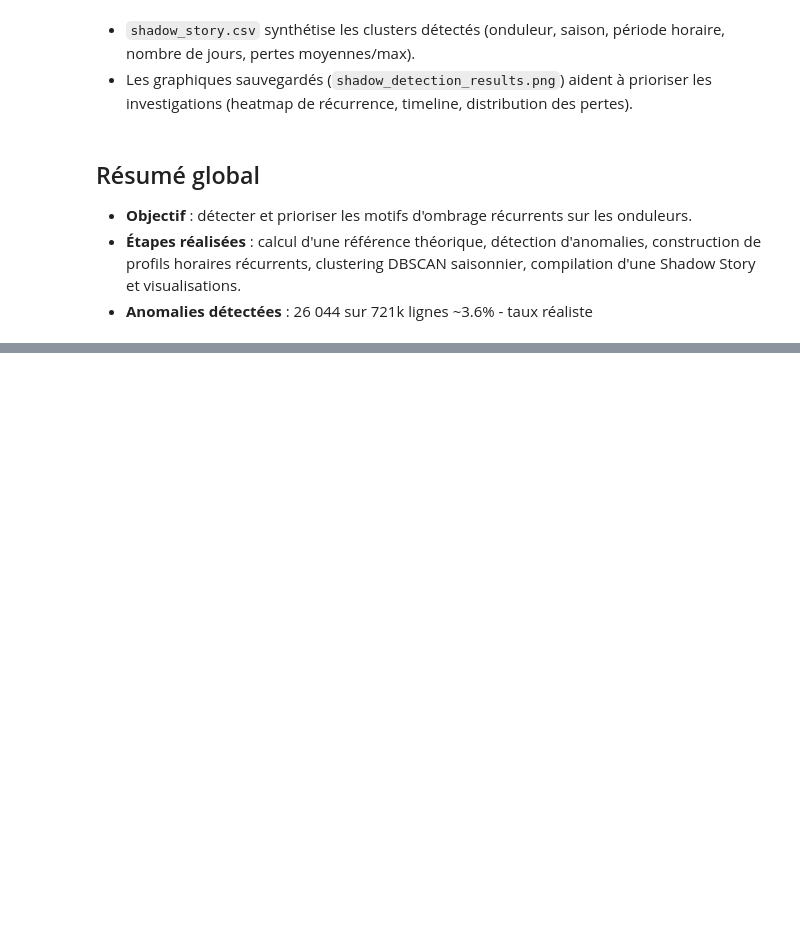
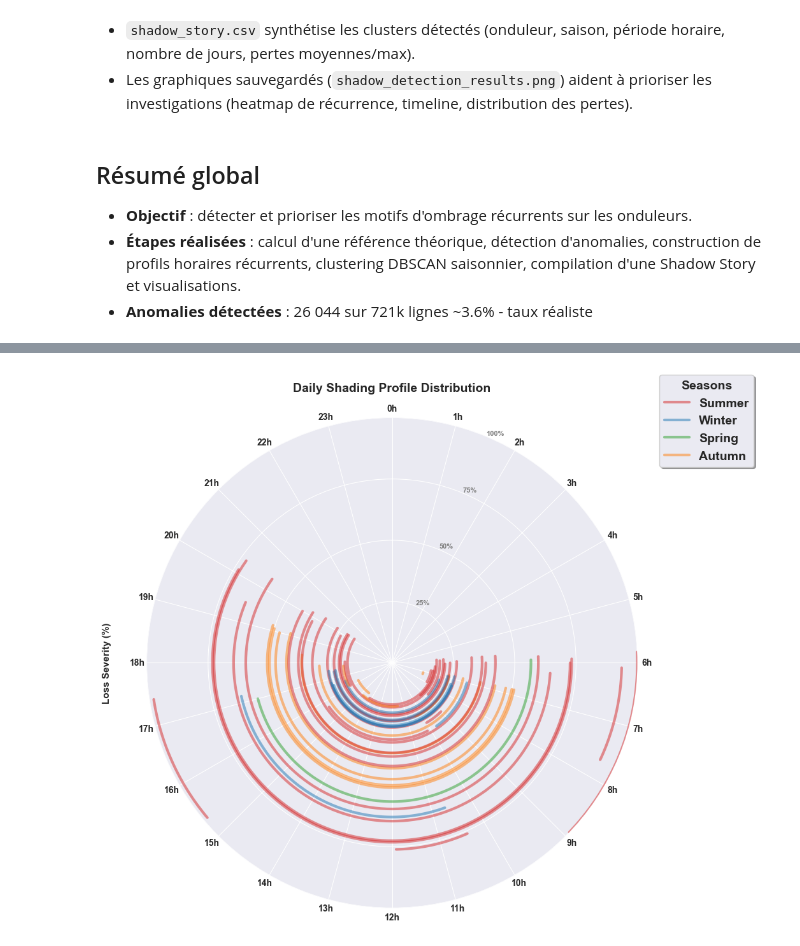
Before and after one commit to Noemiemz/PI2_A5_Shading_Anomaly_Detection, a Jupyter notebook: Detection_statistique.ipynb, the cells around one changed output, grey strips where cells are left out. Cells and saved outputs as stored; diff of their text form; code cells hidden in the pictures; blank space fills up the shorter version.

```diff
--- a/Detection_statistique.ipynb
+++ b/Detection_statistique.ipynb
@@ -181,0 +155,13 @@ else:
+# %%
+# Select top N most correlated panels as reference candidates
+N_REFERENCE_PANELS = 5  # Number of top panels to use for correction
+top_panels = corr_avg.head(N_REFERENCE_PANELS).index.tolist()
+
+print(f"🔧 Creating corrected reference using top {N_REFERENCE_PANELS} panels:")
+for i, panel in enumerate(top_panels, 1):
+    print(f"   {i}. {panel} (avg corr: {corr_avg.loc[panel]:.4f})")
+
+# Create ensemble reference (median of top N panels)
+df_clear['reference_ensemble'] = df_clear[top_panels].median(axis=1)
+
+print(f"\n✅ Ensemble reference created from {N_REFERENCE_PANELS} panels")
@@ -184 +278,3 @@ else:
+# %%
+MIN_POWER_THRESHOLD_ADJUSTED = float(MIN_POWER_THRESHOLD / 1000)
 # %%
@@ -348,7 +510,7 @@ if len(df_profiles) > 0:
 
         # Application DBSCAN
         clustering = DBSCAN(
-            eps=0.9,
+            eps=0.5,
             min_samples=DBSCAN_MIN_SAMPLES,
             metric='euclidean'
         ).fit(X_scaled)
@@ -585,0 +1198,57 @@ shadow_story.csv est disponible → vérifiez les détails
+# %%
+# ============================================================================
+# HOURLY SHADING PROFILE (Circular 24h - English Version for Poster)
+# ============================================================================
+fig = plt.figure(figsize=(10, 10))
+ax = fig.add_subplot(111, projection='polar')
+
+# Color mapping for seasons (English standard)
+season_colors = {
+    'Winter': '#1f77b4', # Blue
+    'Spring': '#2ca02c', # Green
+    'Summer': '#d62728', # Red
+    'Autumn': '#ff7f0e'  # Orange
+}
+
+# Tracking labels to avoid duplicates in legend
+added_labels = set()
+
+for idx, row in df_shadow.iterrows():
+    # Convert hours to radians (0-24h -> 0-2pi)
+    theta_start = row['shadow_start_hour'] * (2 * np.pi / 24)
+    theta_end = row['shadow_end_hour'] * (2 * np.pi / 24)
+
+    # Create the arc (linspace ensures smooth lines)
+    theta = np.linspace(theta_start, theta_end, 100)
+    # The radius 'r' represents the loss percentage
+    r = np.ones(100) * row['avg_loss_pct']
+
+    season = row['season']
+    label = season if season not in added_labels else "_nolegend_"
+    added_labels.add(season)
+
+    ax.plot(theta, r, alpha=0.5, linewidth=3,
+             color=season_colors.get(season, 'gray'), label=label)
+
+# Polar Chart Formatting
+ax.set_theta_zero_location('N')   # 00h (Midnight) at the Top
+ax.set_theta_direction(-1)        # Clockwise progression
+ax.set_xticks(np.linspace(0, 2*np.pi, 24, endpoint=False))
+ax.set_xticklabels([f'{h}h' for h in range(24)], fontsize=10)
+
+# Radial Axis (Loss Severity)
+ax.set_ylim(0, 100)
+ax.set_yticks([25, 50, 75, 100])
+ax.set_yticklabels(['25%', '50%', '75%', '100%'], color='grey', fontsize=8)
+
+# Title and Labels in English
+ax.set_title('Daily Shading Profile Distribution', fontweight='bold', fontsize=14, pad=30)
+ax.set_ylabel('Loss Severity (%)', labelpad=40, fontsize=11)
+
+# Legend placement (Outside the plot area)
+ax.legend(loc='upper right', bbox_to_anchor=(1.25, 1.1),
+           title="Seasons", frameon=True, shadow=True)
+
+plt.savefig('hourly_shading_profile_en.png', dpi=300, bbox_inches='tight')
+# %% [output]
+[figure, added]
```
Also changed, not shown: parts of 25 cells of this notebook, 2 other files.
